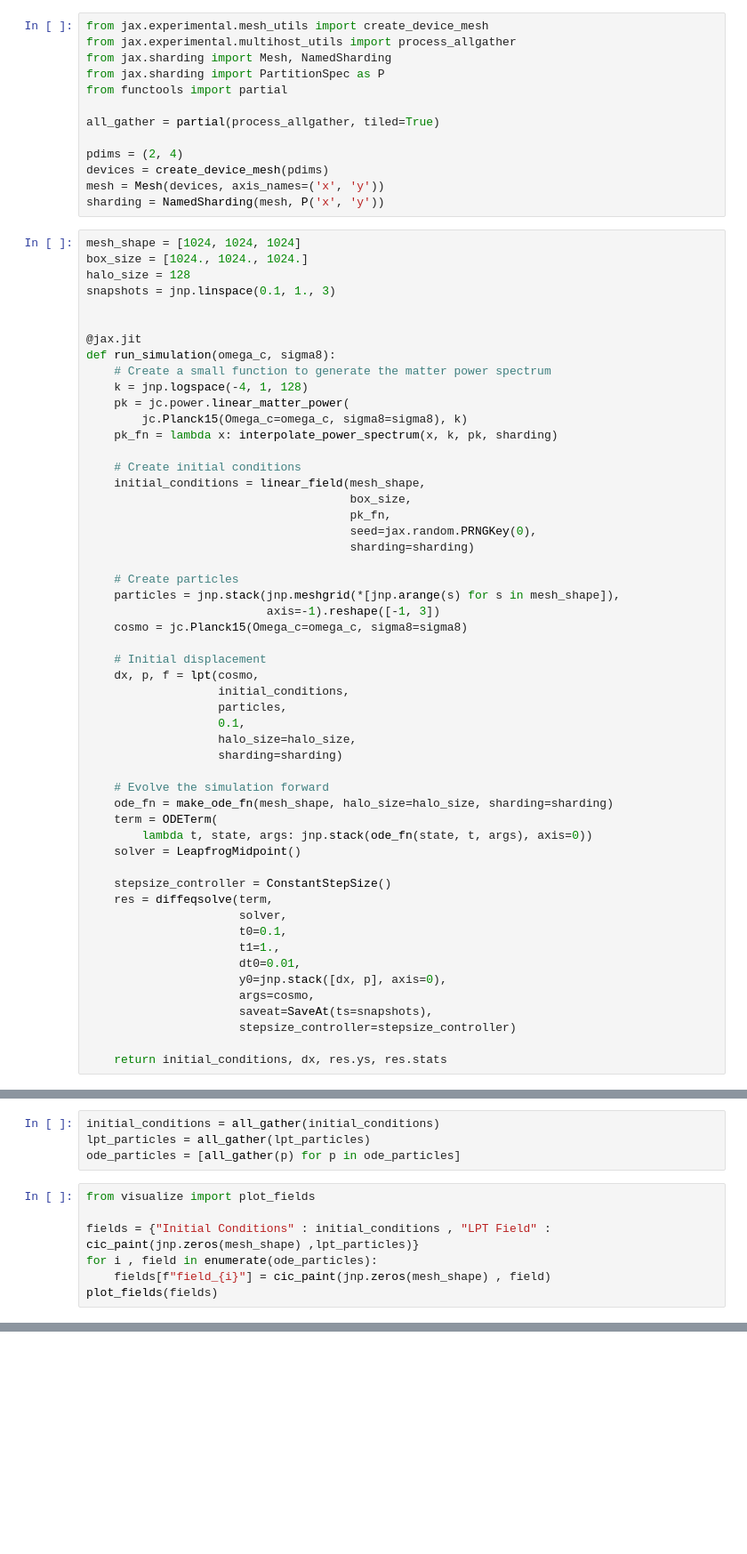
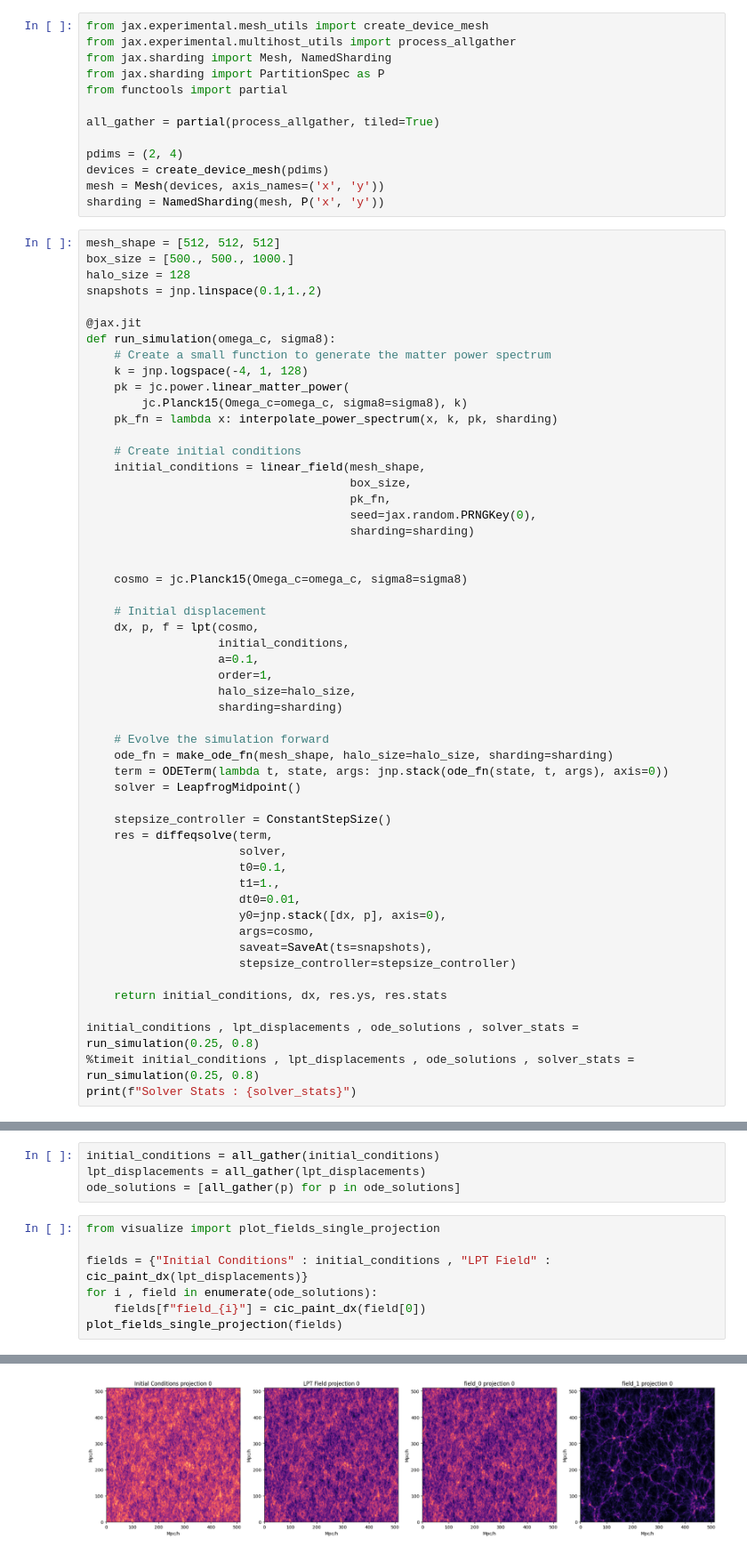
Before and after one commit to DifferentiableUniverseInitiative/JaxPM, a Jupyter notebook: notebooks/02-MultiGPU_PM.ipynb, the cells around one changed output, grey strips where cells are left out. Shown at 89% size. Cells and saved outputs as stored; diff of their text form; blank space fills up the shorter version.

```diff
--- a/notebooks/02-MultiGPU_PM.ipynb
+++ b/notebooks/02-MultiGPU_PM.ipynb
@@ -33,11 +33,10 @@ devices = create_device_mesh(pdims)
 mesh = Mesh(devices, axis_names=('x', 'y'))
 sharding = NamedSharding(mesh, P('x', 'y'))
 # %%
-mesh_shape = [1024, 1024, 1024]
-box_size = [1024., 1024., 1024.]
+mesh_shape = [512, 512, 512]
+box_size = [500., 500., 1000.]
 halo_size = 128
-snapshots = jnp.linspace(0.1, 1., 3)
-
+snapshots = jnp.linspace(0.1,1.,2)
 
 @jax.jit
 def run_simulation(omega_c, sigma8):
@@ -54,23 +53,20 @@ def run_simulation(omega_c, sigma8):
                                       seed=jax.random.PRNGKey(0),
                                       sharding=sharding)
 
-    # Create particles
-    particles = jnp.stack(jnp.meshgrid(*[jnp.arange(s) for s in mesh_shape]),
-                          axis=-1).reshape([-1, 3])
+
     cosmo = jc.Planck15(Omega_c=omega_c, sigma8=sigma8)
 
     # Initial displacement
     dx, p, f = lpt(cosmo,
                    initial_conditions,
-                   particles,
-                   0.1,
+                   a=0.1,
+                   order=1,
                    halo_size=halo_size,
                    sharding=sharding)
 
     # Evolve the simulation forward
     ode_fn = make_ode_fn(mesh_shape, halo_size=halo_size, sharding=sharding)
-    term = ODETerm(
-        lambda t, state, args: jnp.stack(ode_fn(state, t, args), axis=0))
+    term = ODETerm(lambda t, state, args: jnp.stack(ode_fn(state, t, args), axis=0))
     solver = LeapfrogMidpoint()
 
     stepsize_controller = ConstantStepSize()
@@ -85,3 +81,7 @@ def run_simulation(omega_c, sigma8):
                       stepsize_controller=stepsize_controller)
 
     return initial_conditions, dx, res.ys, res.stats
+
+initial_conditions , lpt_displacements , ode_solutions , solver_stats = run_simulation(0.25, 0.8)
+%timeit initial_conditions , lpt_displacements , ode_solutions , solver_stats = run_simulation(0.25, 0.8)
+print(f"Solver Stats : {solver_stats}")
@@ -92,12 +91,12 @@ print(f"Solver Stats : {solver_stats}")
 # %%
 initial_conditions = all_gather(initial_conditions)
-lpt_particles = all_gather(lpt_particles)
-ode_particles = [all_gather(p) for p in ode_particles]
+lpt_displacements = all_gather(lpt_displacements)
+ode_solutions = [all_gather(p) for p in ode_solutions]
 # %%
-from visualize import plot_fields
+from visualize import plot_fields_single_projection
 
-fields = {"Initial Conditions" : initial_conditions , "LPT Field" : cic_paint(jnp.zeros(mesh_shape) ,lpt_particles)}
-for i , field in enumerate(ode_particles):
-    fields[f"field_{i}"] = cic_paint(jnp.zeros(mesh_shape) , field)
-plot_fields(fields)
+fields = {"Initial Conditions" : initial_conditions , "LPT Field" : cic_paint_dx(lpt_displacements)}
+for i , field in enumerate(ode_solutions):
+    fields[f"field_{i}"] = cic_paint_dx(field[0])
+plot_fields_single_projection(fields)
 # %% [output]
@@ -104,0 +103 @@ shape of grid_mesh: (256, 256, 256)
+[figure, added]
```
Also changed, not shown: parts of 5 cells of this notebook, 4 other files.
